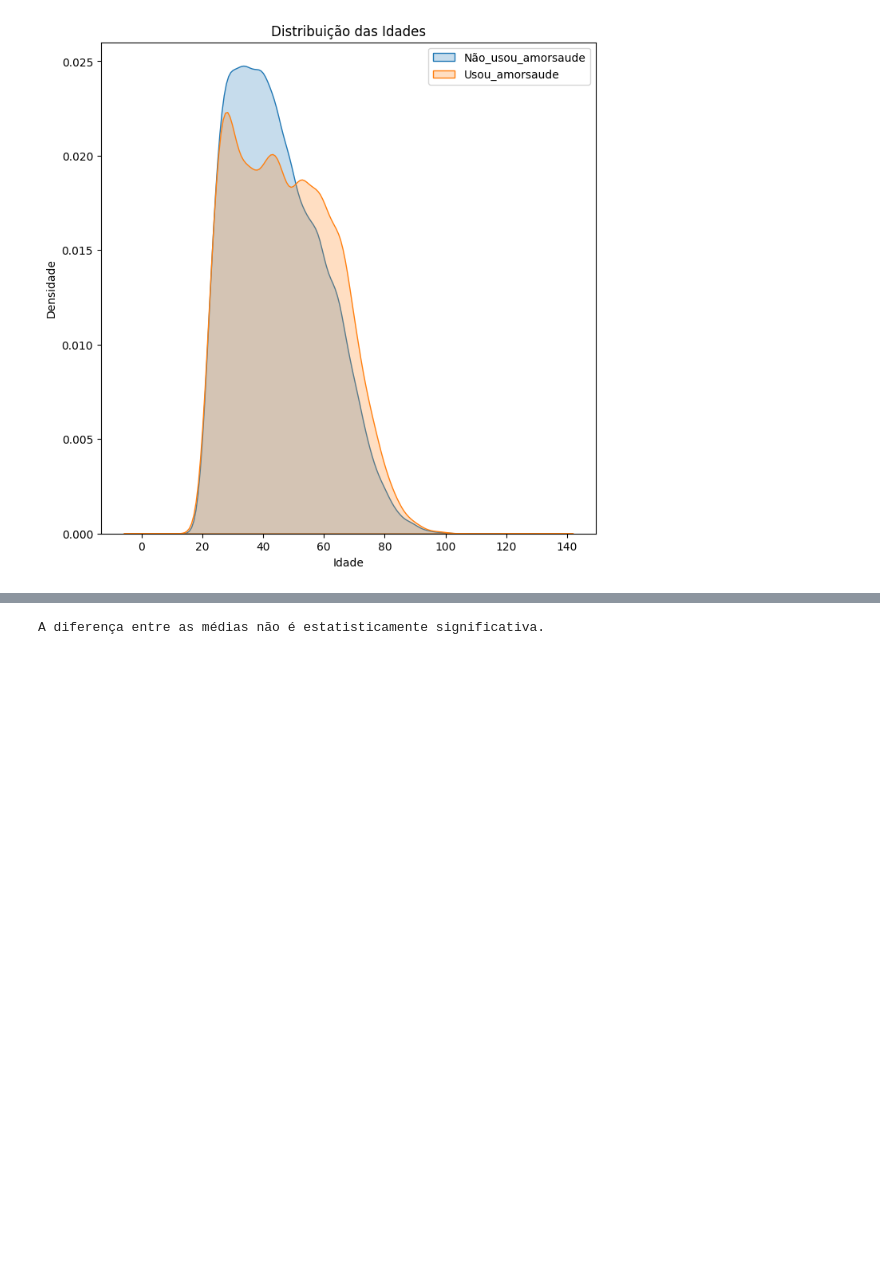
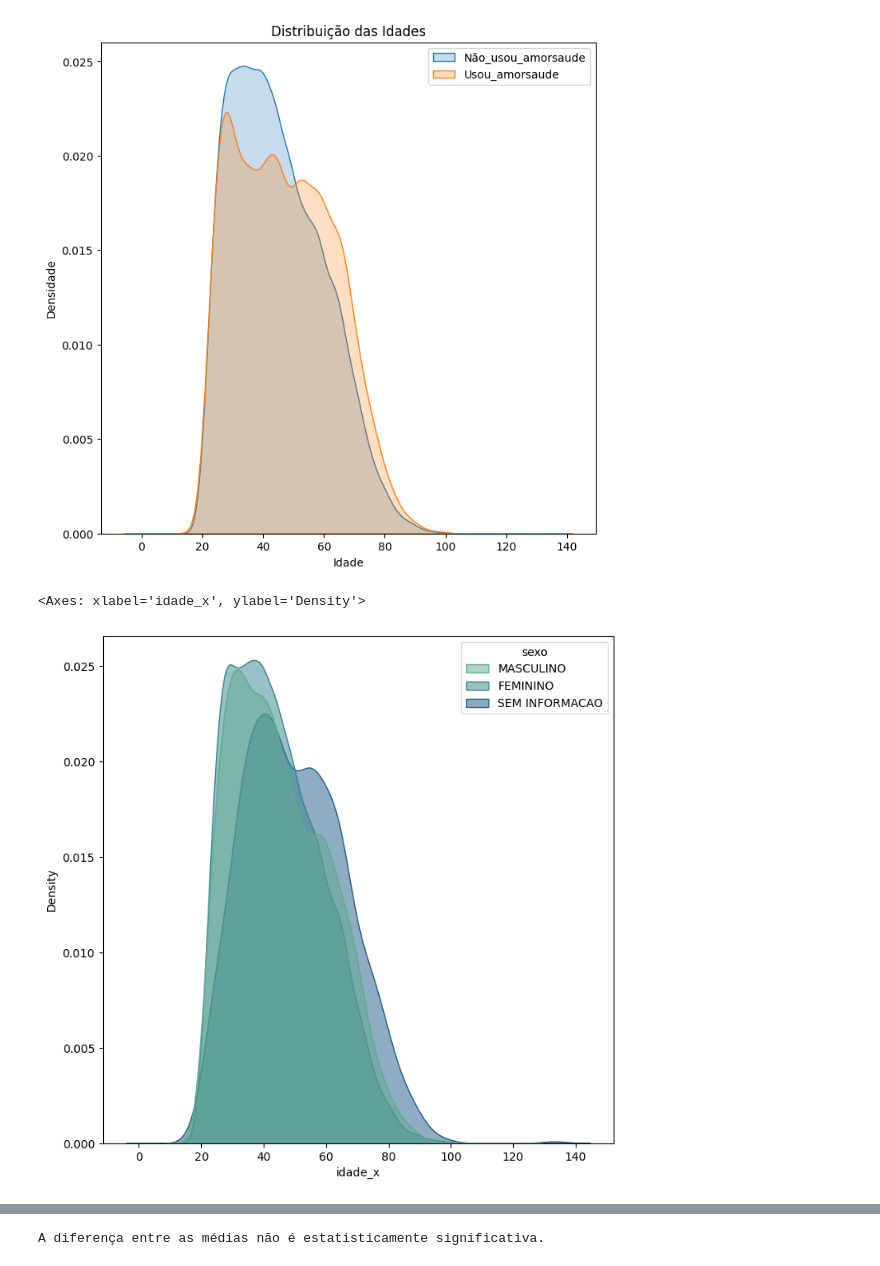
Before and after one commit to GabrielGuilherme88/analises, a Jupyter notebook: Tutti_Saude.ipynb, the cells around one changed output, grey strips where cells are left out. Cells and saved outputs as stored; diff of their text form; code cells hidden in the pictures; blank space fills up the shorter version.

```diff
--- a/Tutti_Saude.ipynb
+++ b/Tutti_Saude.ipynb
@@ -145,4 +129,4 @@ df
 # %%
 df1 = df
 df1['cpf'] = pd.to_numeric(df1['cpf'], errors='coerce')
-df1
+df_ultima_ut['cpf'] = pd.to_numeric(df1['cpf'], errors='coerce')
@@ -191,9 +161,10 @@ Porcentagem de CPFs nulos em relação ao total do contas a receber: 3.15%
 # %%
 df1.dropna(subset=['cpf'], inplace=True)
 df_final.dropna(subset=['cpf'], inplace=True)
+df_ultima_ut.dropna(subset=['cpf'], inplace=True)
 # %%
 #left join das bases
-df_merge_cpf_left = pd.merge(df_final, df1, on='cpf', how='left', indicator=True)
+df_merge_cpf_left = pd.merge(pd.merge(df_final, df1, on='cpf', how='left', indicator=True), df_ultima_ut, on='cpf', how='left')
 df_not_found_in_df1 = df_merge_cpf_left[df_merge_cpf_left['_merge'] == 'left_only']
 # %%
 df_not_found_in_df1.rename(columns={'cidade_x': 'cidade'}, inplace=True)
@@ -502,6 +430,9 @@ plt.bar(dados_cidades['cidade'], dados_cidades['mean'], label='Média', alpha=0.
 for index, value in enumerate(dados_cidades['mean']):
     plt.text(index, value, f'{value:.2f}', ha='center', va='bottom')
 
+cor_personalizada = '#81cdd9'
+sns.set_palette([cor_personalizada])
+
 # Adicionando linhas para a mediana e o desvio padrão de idade
 plt.plot(dados_cidades['cidade'], dados_cidades['median'], marker='o', linestyle='-', label='Mediana', color='orange')
 plt.plot(dados_cidades['cidade'], dados_cidades['mean'] + dados_cidades['std'], linestyle='--', label='Desvio Padrão', color='red')
@@ -953,3 +848,12 @@ plt.legend()
 plt.show()
 # %% [output]
 [figure]
+# %%
+#distribuição normal de quem NÃO USOU AMORSAUDE por idade e genero
+sns.kdeplot(
+   data=df_not_found_in_df1, x="idade_x", hue="sexo",
+   fill=True, common_norm=False, palette="crest",
+   alpha=.5)
+# %% [output]
+<Axes: xlabel='idade_x', ylabel='Density'>
+[figure, added]
```
Also changed, not shown: parts of 26 cells of this notebook, 19 other files.
